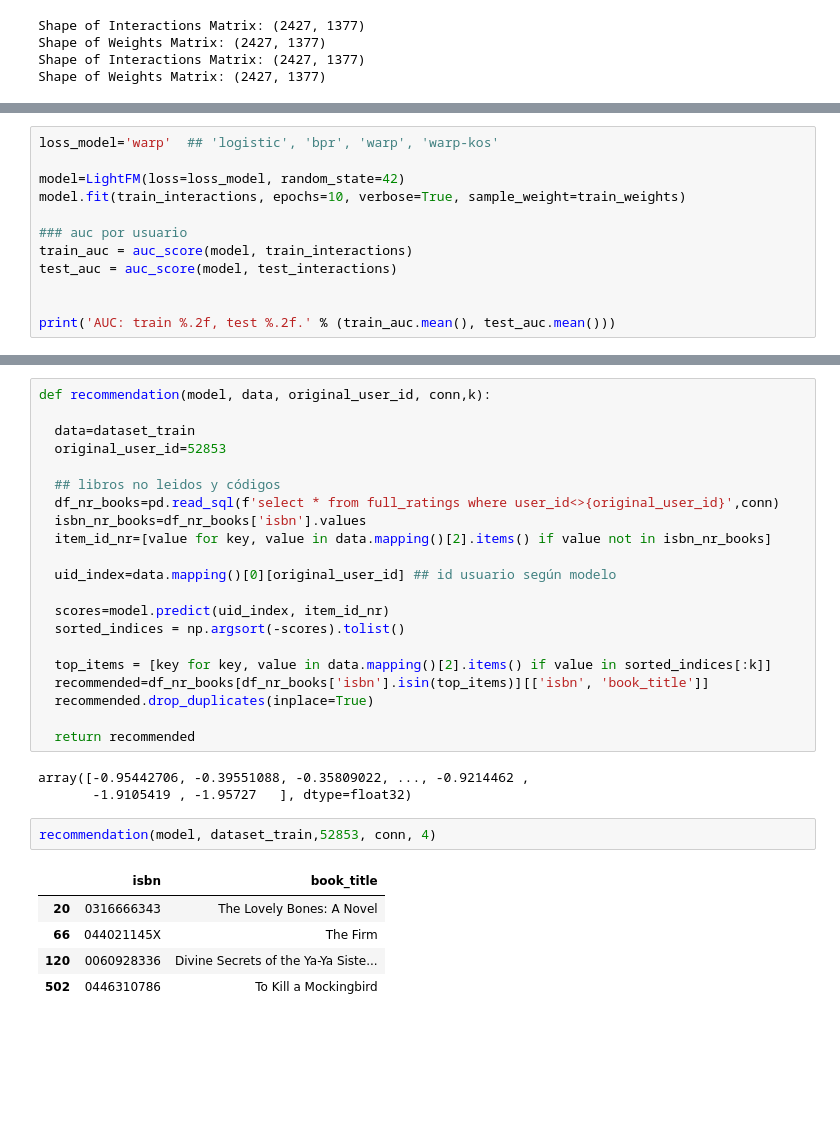
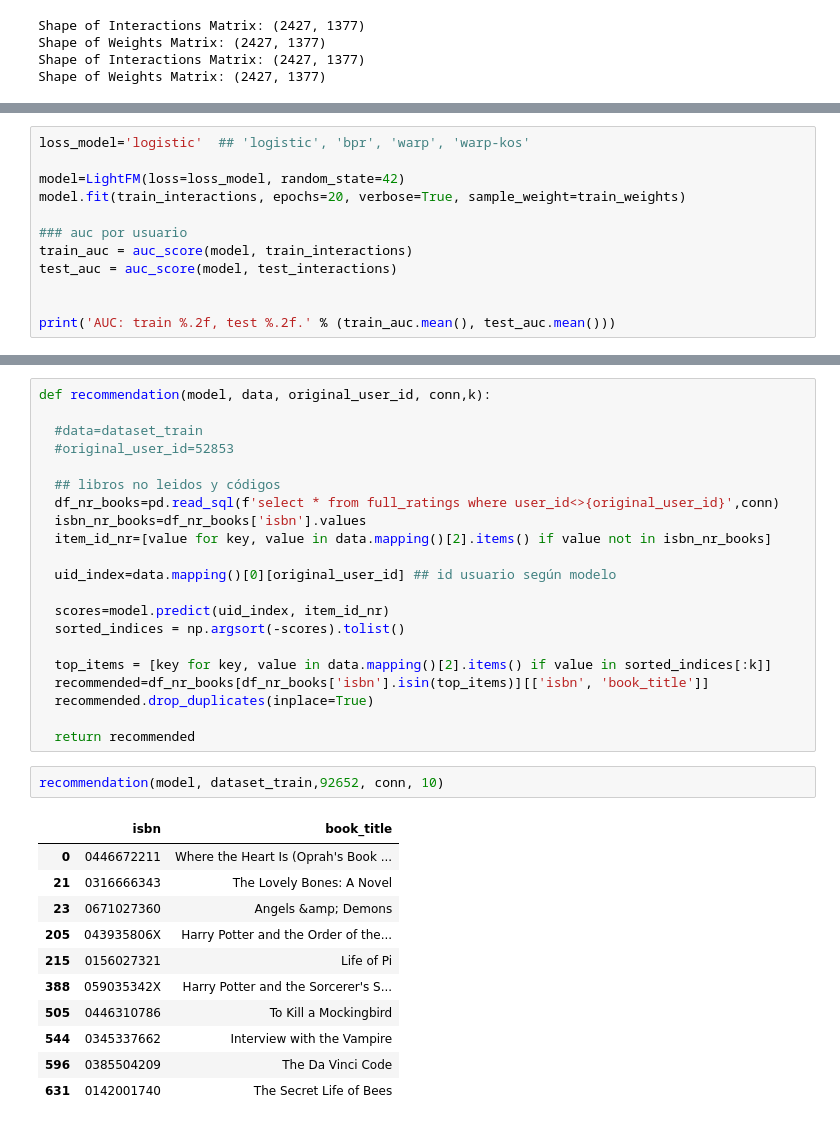
Before and after one commit to juancamiloespana/LEA3_RecSys, a Jupyter notebook: d_modelos2.ipynb, the cells around one changed output, grey strips where cells are left out. Saved outputs shown, nothing was run; the diff lists cells and outputs as text; blank space fills up the shorter version.

```diff
--- a/d_modelos2.ipynb
+++ b/d_modelos2.ipynb
@@ -211,10 +214,10 @@ print(test_weights_array)
  [0. 0. 0. ... 0. 0. 0.]
  [0. 0. 0. ... 0. 0. 0.]]
 # %%
-loss_model='warp'  ## 'logistic', 'bpr', 'warp', 'warp-kos'
+loss_model='logistic'  ## 'logistic', 'bpr', 'warp', 'warp-kos'
 
 model=LightFM(loss=loss_model, random_state=42)
-model.fit(train_interactions, epochs=10, verbose=True, sample_weight=train_weights)
+model.fit(train_interactions, epochs=20, verbose=True, sample_weight=train_weights)
 
 ### auc por usuario
 train_auc = auc_score(model, train_interactions)
@@ -227,8 +250,8 @@ AUC: train 0.70, test 0.62.
 # %%
 def recommendation(model, data, original_user_id, conn,k):
 
-  data=dataset_train
-  original_user_id=52853
+  #data=dataset_train
+  #original_user_id=52853
 
   ## libros no leidos y códigos
   df_nr_books=pd.read_sql(f'select * from full_ratings where user_id<>{original_user_id}',conn)
@@ -245,14 +268,17 @@ def recommendation(model, data, original_user_id, conn,k):
   recommended.drop_duplicates(inplace=True)
 
   return recommended
-# %% [output]
-array([-0.95442706, -0.39551088, -0.35809022, ..., -0.9214462 ,
-       -1.9105419 , -1.95727   ], dtype=float32)
 # %%
-recommendation(model, dataset_train,52853, conn, 4)
+recommendation(model, dataset_train,92652, conn, 10)
 # %% [output]
 |  | isbn | book_title |
-| 20 | 0316666343 | The Lovely Bones: A Novel |
-| 66 | 044021145X | The Firm |
-| 120 | 0060928336 | Divine Secrets of the Ya-Ya Siste... |
-| 502 | 0446310786 | To Kill a Mockingbird |
+| 0 | 0446672211 | Where the Heart Is (Oprah's Book ... |
+| 21 | 0316666343 | The Lovely Bones: A Novel |
+| 23 | 0671027360 | Angels &amp; Demons |
+| 205 | 043935806X | Harry Potter and the Order of the... |
+| 215 | 0156027321 | Life of Pi |
+| 388 | 059035342X | Harry Potter and the Sorcerer's S... |
+| 505 | 0446310786 | To Kill a Mockingbird |
+| 544 | 0345337662 | Interview with the Vampire |
+| 596 | 0385504209 | The Da Vinci Code |
+| 631 | 0142001740 | The Secret Life of Bees |
```
Also changed, not shown: parts of 7 cells of this notebook.
